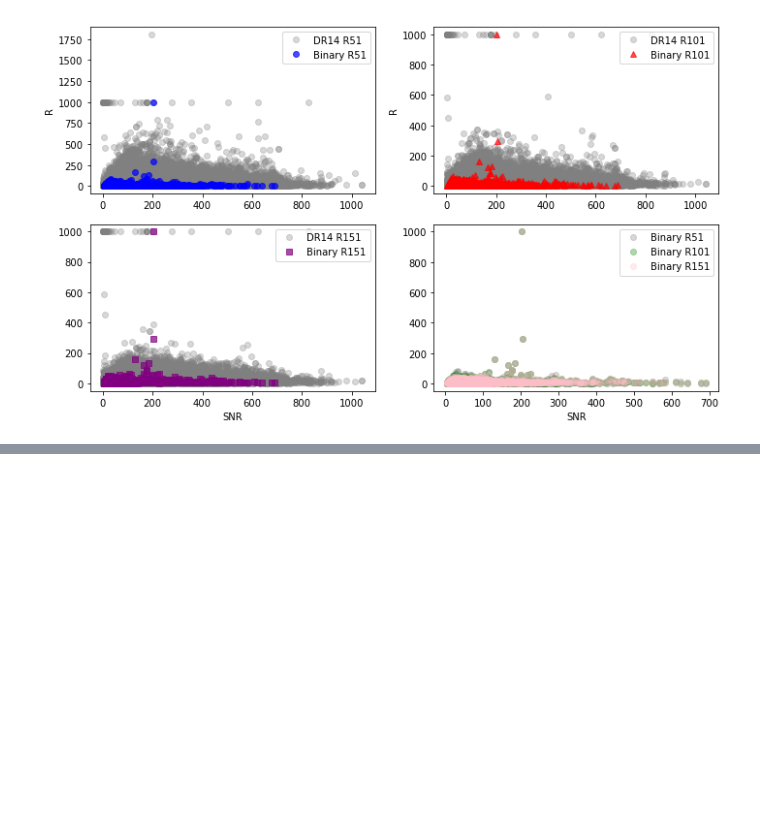
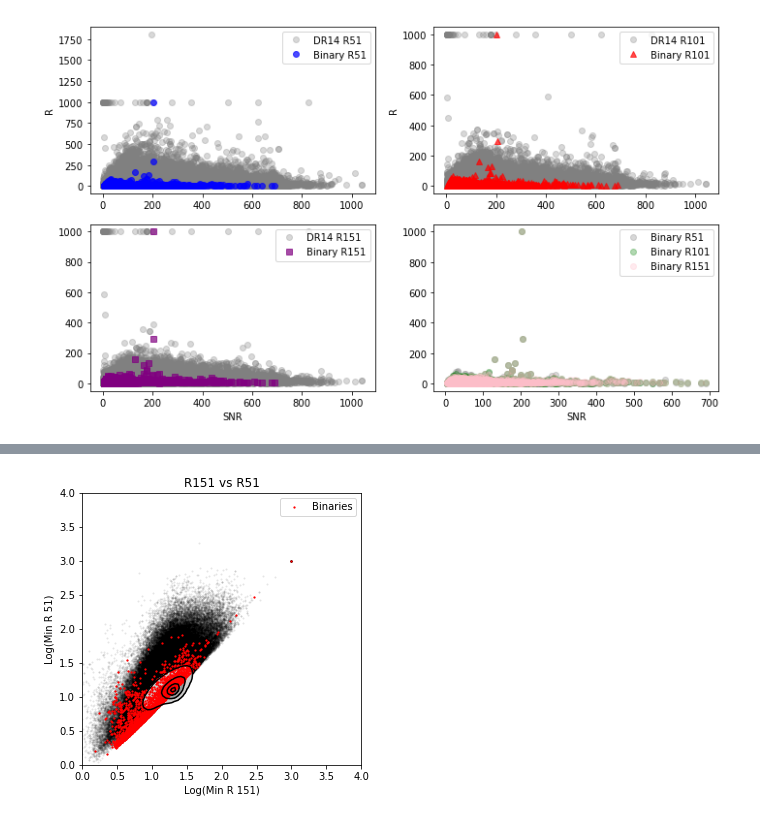
Before and after one commit to reynaa2/Binary-ID-2017, a Jupyter notebook: Read_In_DR14_for_idSB2.ipynb, the cells around one changed output, grey strips where cells are left out. Saved outputs shown, nothing was run; the diff lists cells and outputs as text; code cells hidden in the pictures; blank space fills up the shorter version.

```diff
--- a/Read_In_DR14_for_idSB2.ipynb
+++ b/Read_In_DR14_for_idSB2.ipynb
@@ -312,0 +411,15 @@ IndexError: list index out of range
+# %%
+# Make a plot for #3 for DR14 and Binaries
+plt.figure(figsize=(5,5))
+corner.hist2d(R_151,R_51,bins=80,plot_contours=True,fill_contours=True,smooth=1.2,plot_datapoints=True)
+plt.scatter(binR151,binR51,s=1.5,color='red',label='Binaries')
+plt.xlabel('Log(Min R 151)')
+plt.ylabel('Log(Min R 51)')
+plt.title('R151 vs R51')
+plt.legend(loc='upper right')
+plt.xlim(0,4)
+plt.ylim(0,4)
+plt.savefig('R151vsR51.pdf',dpi=900)
+plt.show()
+# %% [output]
+[figure, added]
```
Also changed, not shown: parts of 20 cells of this notebook.
